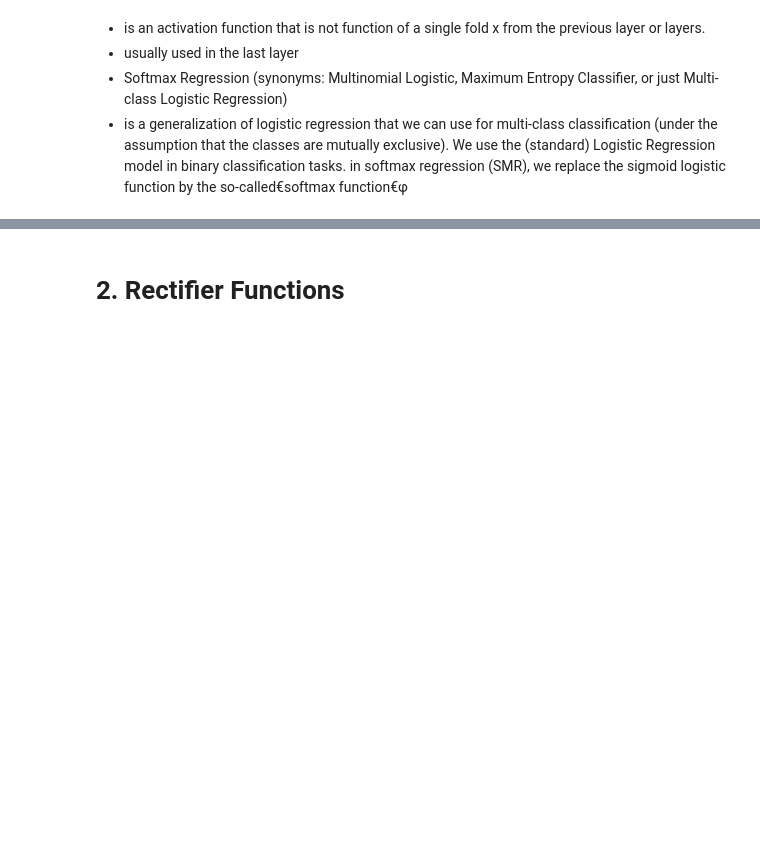
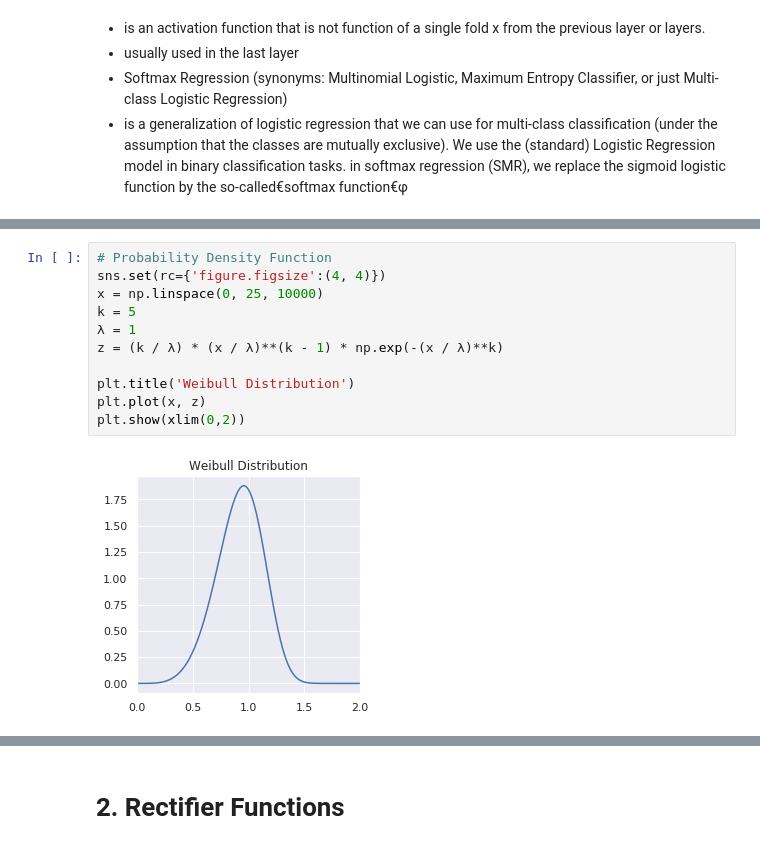
Before and after one commit to deltorobarba/sciences, a Jupyter notebook: activation.ipynb, the cells around one changed output, grey strips where cells are left out. Cells and saved outputs as stored; diff of their text form; blank space fills up the shorter version.

```diff
--- a/activation.ipynb
+++ b/activation.ipynb
@@ -178,0 +194,13 @@ plt.plot(np.exp(x) / np.sum(np.exp(x)))
+# %%
+# Probability Density Function
+sns.set(rc={'figure.figsize':(4, 4)})
+x = np.linspace(0, 25, 10000)
+k = 5
+λ = 1
+z = (k / λ) * (x / λ)**(k - 1) * np.exp(-(x / λ)**k)
+
+plt.title('Weibull Distribution')
+plt.plot(x, z)
+plt.show(xlim(0,2))
+# %% [output]
+[figure, added]
```
Also changed, not shown: parts of 8 cells of this notebook.
